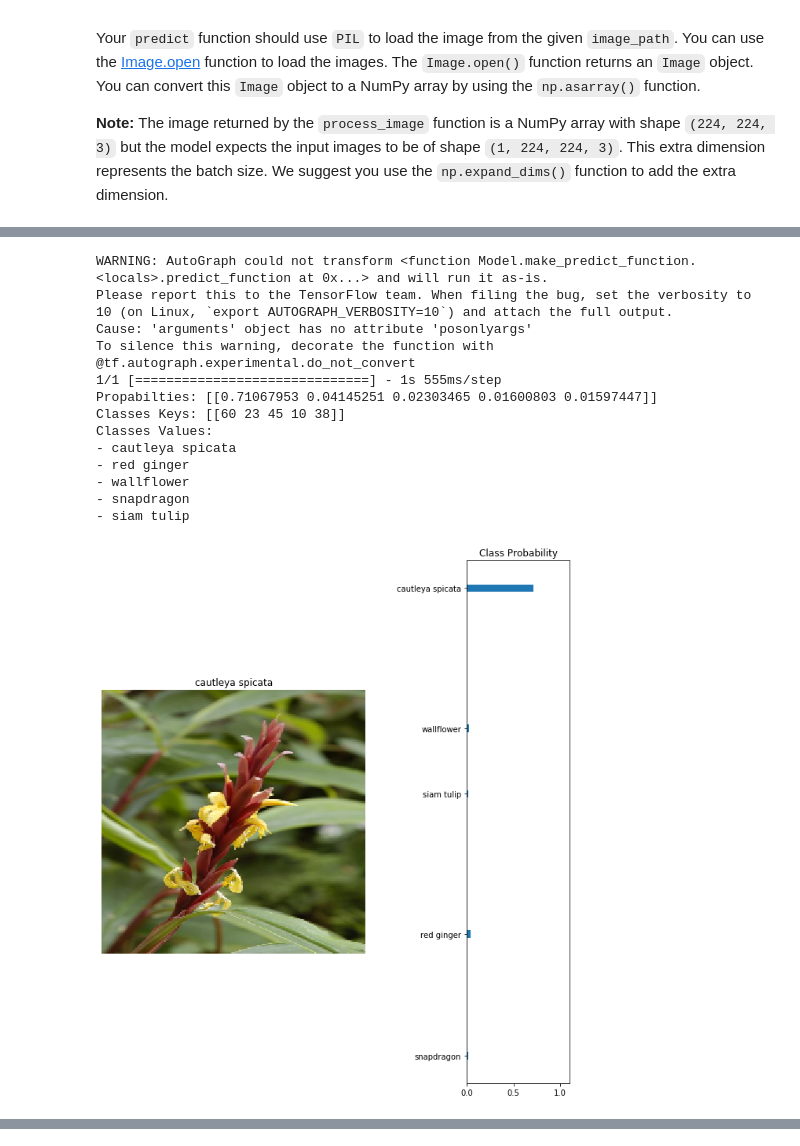
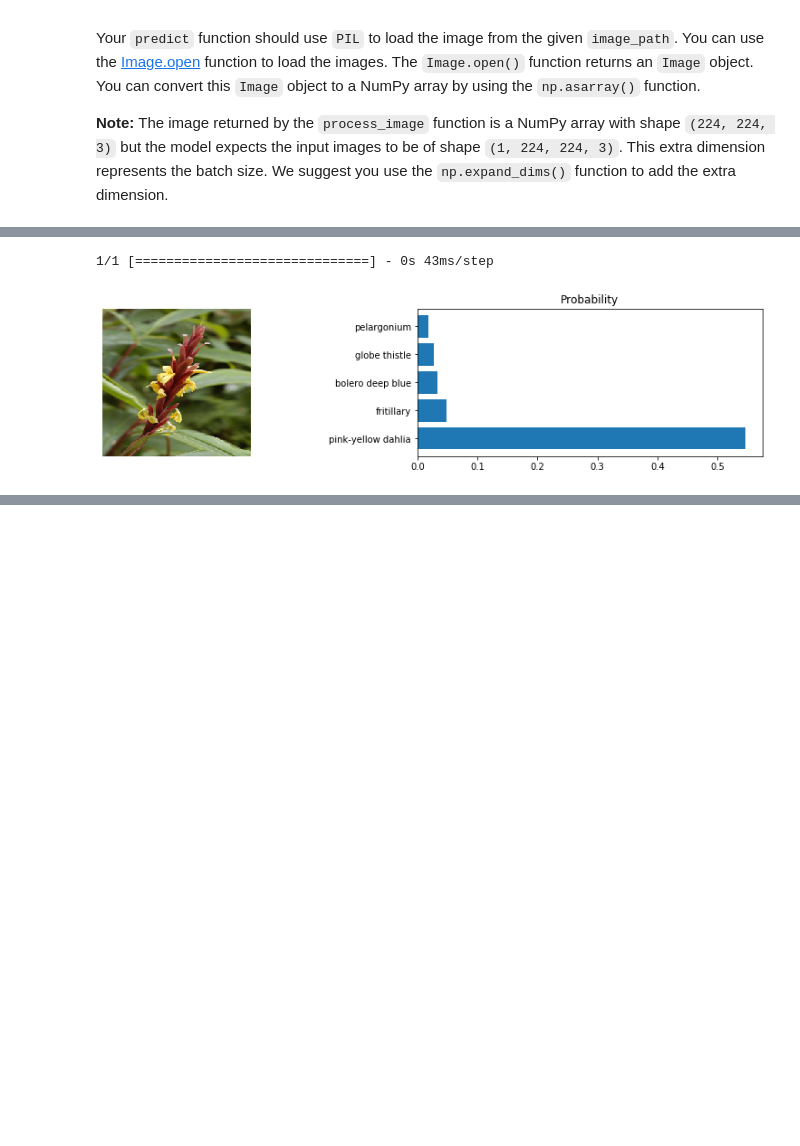
Before and after one commit to frgoe003/TF-Image-Classifier, a Jupyter notebook: Project_Image_Classifier_Project.ipynb, the cells around one changed output, grey strips where cells are left out. Cells and saved outputs as stored; diff of their text form; code cells hidden in the pictures; blank space fills up the shorter version.

```diff
--- a/Project_Image_Classifier_Project.ipynb
+++ b/Project_Image_Classifier_Project.ipynb
@@ -440,17 +415,14 @@ Your `predict` function should use `PIL` to load the image from the given `image
 # TODO: Create the predict function
 
 def predict(image_path, model, top_k):
-    if top_k < 1:
-        top_k = 1
+
     image = Image.open(image_path)
-    image = np.asarray(image)
-    image = process_image(image)
-    expanded_image = np.expand_dims(image, axis=0)
-    probes = reloaded_keras_model.predict(expanded_image)
-    top_k_values, top_k_indices = tf.nn.top_k(probes, k=top_k)
+    image = process_image(np.asarray(image))
 
-    top_k_values = top_k_values.numpy()
-    top_k_indices = top_k_indices.numpy()
+    expand = np.expand_dims(image, axis=0)
+    probs = reloaded_keras_model.predict(expand)
+    probs, classes = tf.nn.top_k(probs, k=top_k)
 
+    return probs.numpy()[0], classes.numpy()[0]
 
-    return top_k_values, top_k_indices, image
+predict('./test_images/hard-leaved_pocket_orchid.jpg', reloaded_keras_model, 5)
@@ -471,44 +447,33 @@ In the cell below use `matplotlib` to plot the input image alongside the probabi
 You can convert from the class integer labels to actual flower names using `class_names`.
 # %%
 # TODO: Plot the input image along with the top 5 classes
-images = ['cautleya_spicata.jpg', 'hard-leaved_pocket_orchid.jpg', 'orange_dahlia.jpg', 'wild_pansy.jpg']
+images = ["cautleya_spicata.jpg", "hard-leaved_pocket_orchid.jpg", "orange_dahlia.jpg", "wild_pansy.jpg"]
 
 for img in images:
-    url = './test_images/{}'.format(img)
-    top_k_values, top_k_indices, image = predict(url, reloaded_keras_model, 5)
-    print('Propabilties:', top_k_values)
-    print('Classes Keys:', top_k_indices)
 
-    flower_classes = []
-    print("Classes Values:")
-    for idx in top_k_indices[0]:
-        print("-",class_names[str(idx+1)])
-        flower_classes.append(class_names[str(idx+1)])
+    image_path = "./test_images/"+img
+    probs, classes = predict(image_path, reloaded_keras_model, 5)
+    image = Image.open(image_path)
+    image = process_image(np.asarray(image))
 
-    fig, (ax1, ax2) = plt.subplots(figsize=(10,10), ncols=2)
+    probs, classes = np.array(probs), np.array(classes)
+
+    #print("probs: ", probs)
+    #print("classes: ", classes)
+
+    class_arr = [labelMap[str(c)] for c in classes]
+    #print(class_arr)
+
+    fig, (ax1, ax2) = plt.subplots(figsize=(15,3), ncols=2)
     ax1.imshow(image)
     ax1.axis('off')
-    ax1.set_title(flower_classes[0])
-    ax2.barh(top_k_indices[0], top_k_values[0])
-    ax2.set_aspect(0.1)
-    ax2.set_yticks(top_k_indices[0])
-    ax2.set_yticklabels(flower_classes);
-    ax2.set_title('Class Probability')
-    ax2.set_xlim(0, 1.1)
-    plt.tight_layout()
+
+    ax2.barh(np.arange(5), probs)
+    ax2.set_yticks(np.arange(5))
+    ax2.set_yticklabels(class_arr)
+    ax2.set_title('Probability')
+
     plt.show()
 # %% [output]
-WARNING: AutoGraph could not transform <function Model.make_predict_function.<locals>.predict_function at 0x...> and will run it as-is.
-Please report this to the TensorFlow team. When filing the bug, set the verbosity to 10 (on Linux, `export AUTOGRAPH_VERBOSITY=10`) and attach the full output.
-Cause: 'arguments' object has no attribute 'posonlyargs'
-To silence this warning, decorate the function with @tf.autograph.experimental.do_not_convert
-1/1 [==============================] - 1s 555ms/step
-Propabilties: [[0.71067953 0.04145251 0.02303465 0.01600803 0.01597447]]
-Classes Keys: [[60 23 45 10 38]]
-Classes Values:
-- cautleya spicata
-- red ginger
-- wallflower
-- snapdragon
-- siam tulip
+1/1 [==============================] - 0s 43ms/step
-[figure, old version]
+[figure, new version]
@@ -544,0 +486,2 @@ Classes Values:
+# %% [markdown]
+#####
```
Also changed, not shown: parts of 22 cells of this notebook, 2 other files.
